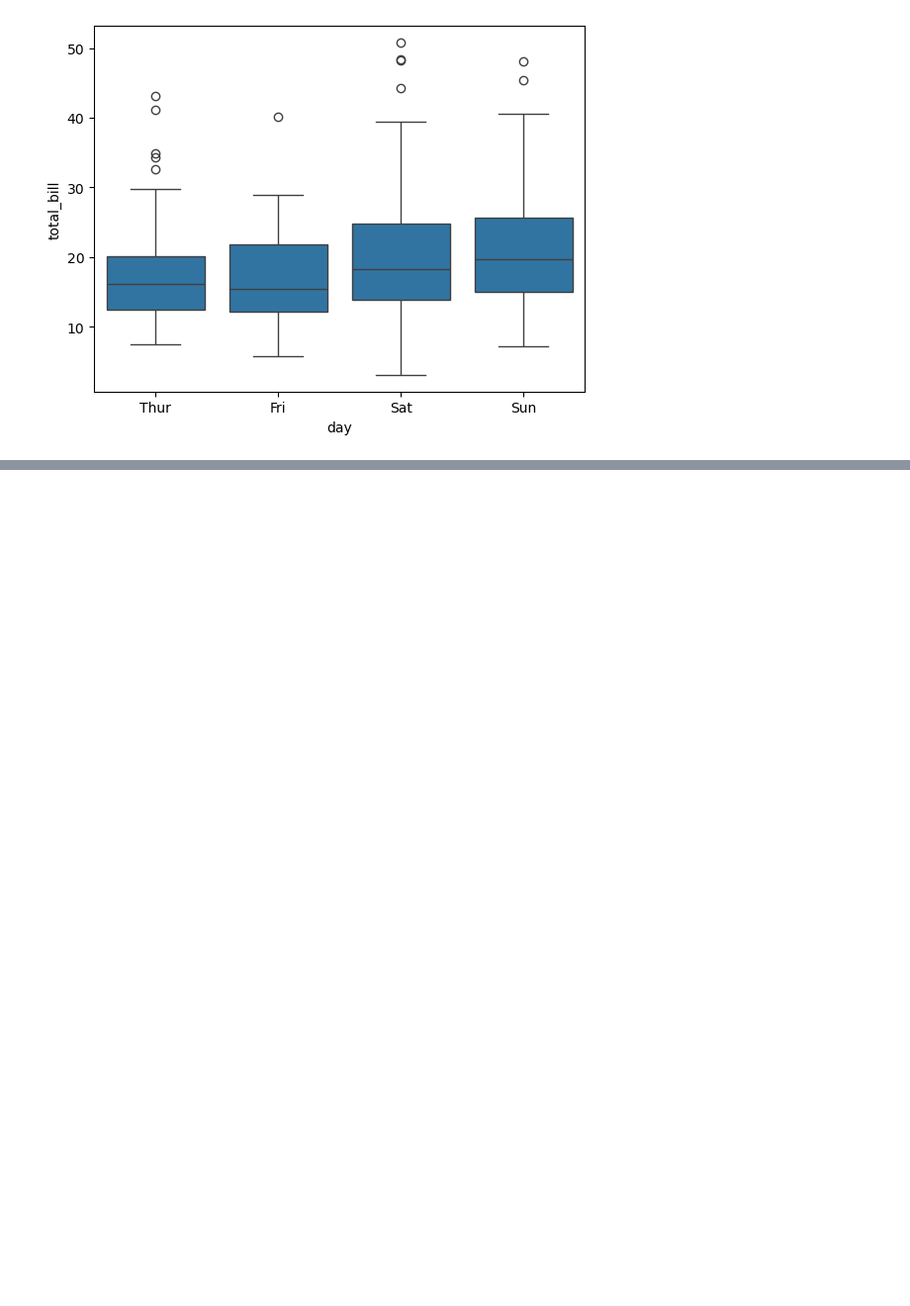
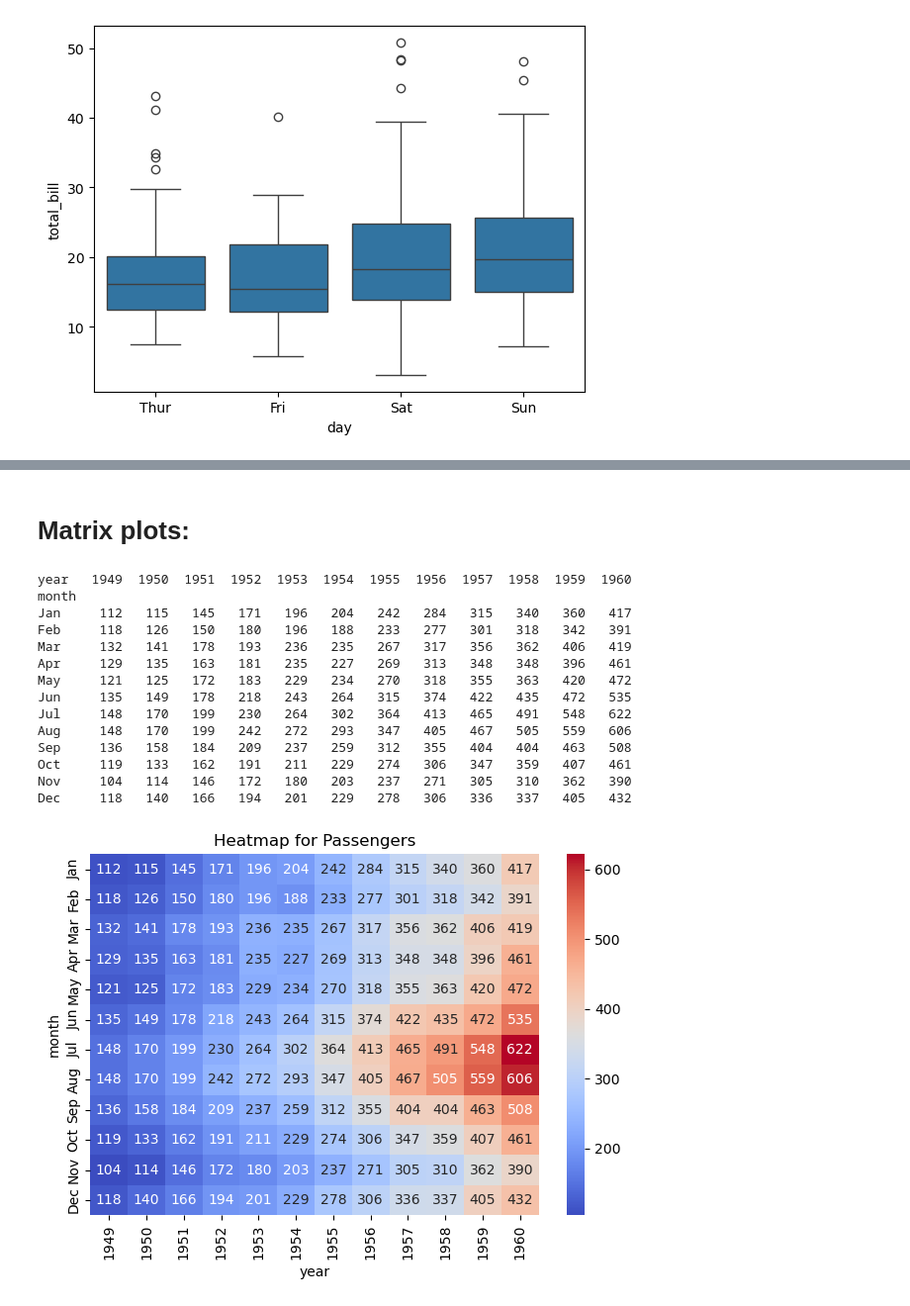
Before and after one commit to CodeByMehra/AiMl, a Jupyter notebook: 03_Seaborn/02_plots.ipynb, the cells around one changed output, grey strips where cells are left out. Shown at 99% size. Cells and saved outputs as stored; diff of their text form; code cells hidden in the pictures; blank space fills up the shorter version.

```diff
--- a/03_Seaborn/02_plots.ipynb
+++ b/03_Seaborn/02_plots.ipynb
@@ -65,0 +95,31 @@ plt.show()
+# %% [markdown]
+# Matrix plots:
+# %%
+# Heatmap
+flights = sns.load_dataset("flights")
+flights_pivot = flights.pivot(index="month", columns="year", values="passengers")
+print(flights_pivot)
+
+sns.heatmap(
+    flights_pivot,
+    cmap="coolwarm", annot=True, fmt="d"
+)
+plt.title("Heatmap for Passengers")
+plt.tight_layout()
+plt.show()
+# %% [output]
+year   1949  1950  1951  1952  1953  1954  1955  1956  1957  1958  1959  1960
+month
+Jan     112   115   145   171   196   204   242   284   315   340   360   417
+Feb     118   126   150   180   196   188   233   277   301   318   342   391
+Mar     132   141   178   193   236   235   267   317   356   362   406   419
+Apr     129   135   163   181   235   227   269   313   348   348   396   461
+May     121   125   172   183   229   234   270   318   355   363   420   472
+Jun     135   149   178   218   243   264   315   374   422   435   472   535
+Jul     148   170   199   230   264   302   364   413   465   491   548   622
+Aug     148   170   199   242   272   293   347   405   467   505   559   606
+Sep     136   158   184   209   237   259   312   355   404   404   463   508
+Oct     119   133   162   191   211   229   274   306   347   359   407   461
+Nov     104   114   146   172   180   203   237   271   305   310   362   390
+Dec     118   140   166   194   201   229   278   306   336   337   405   432
+[figure, added]
```
Also changed, not shown: parts of 2 cells of this notebook, 4 other files.
